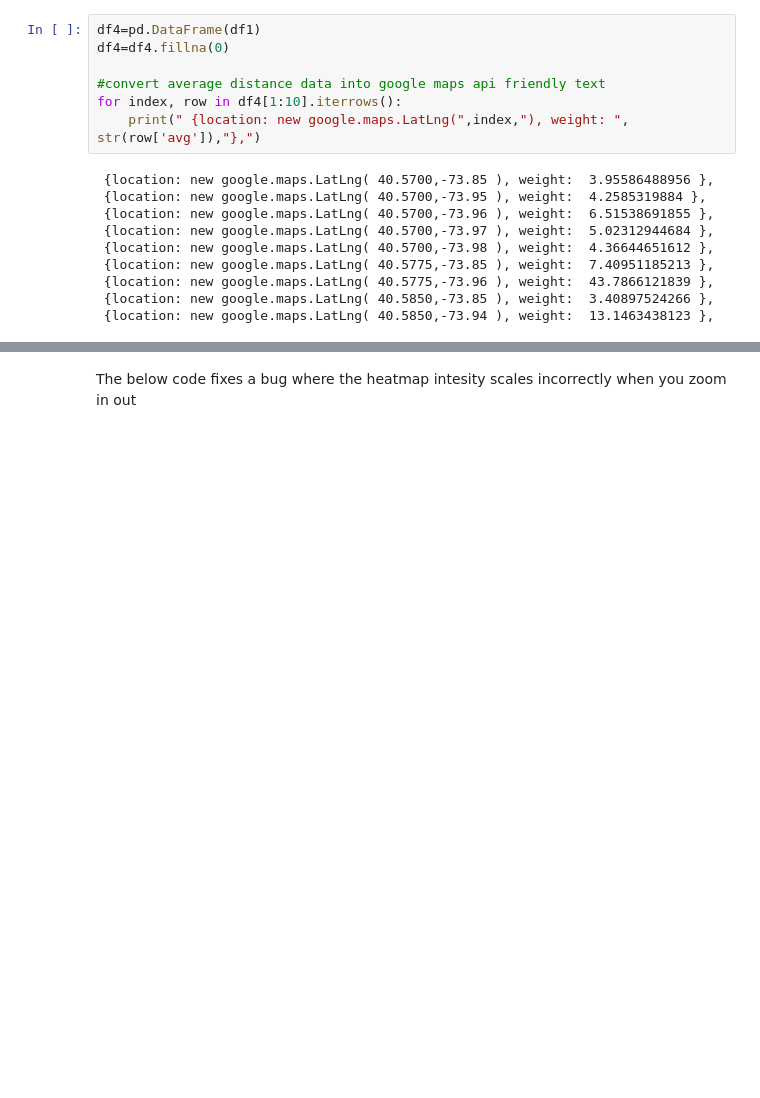
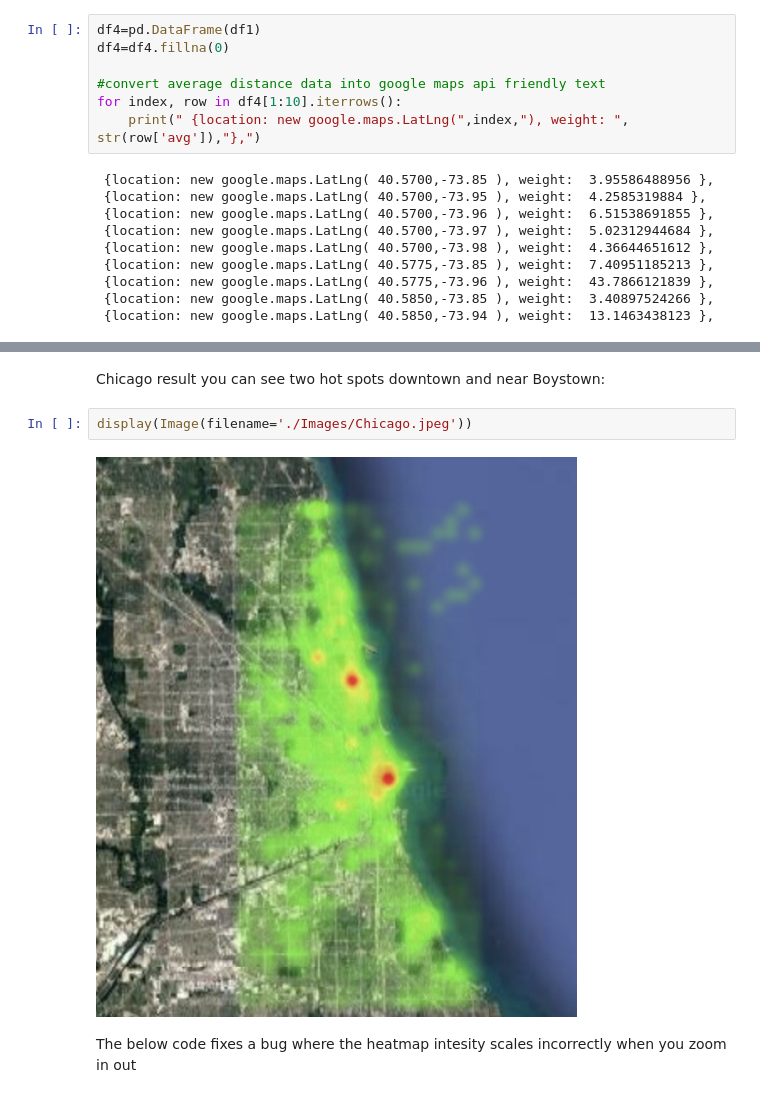
Before and after one commit to charlesdelascasas/NYC_Gay_Heatmap, a Jupyter notebook: NYC_Gay_Density_Map.ipynb, the cells around one changed output, grey strips where cells are left out. Cells and saved outputs as stored; diff of their text form; blank space fills up the shorter version.

```diff
--- a/NYC_Gay_Density_Map.ipynb
+++ b/NYC_Gay_Density_Map.ipynb
@@ -211,3 +219,9 @@ for index, row in df4[1:10].iterrows():
+# %% [markdown]
+Chicago result you can see two hot spots downtown and near Boystown:
+# %%
+display(Image(filename='./Images/Chicago.jpeg'))
+# %% [output]
+[figure, added]
 # %% [markdown]
 The below code fixes a bug where the heatmap intesity scales incorrectly when you zoom in out
 # %%
```
Also changed, not shown: parts of 4 cells of this notebook.
